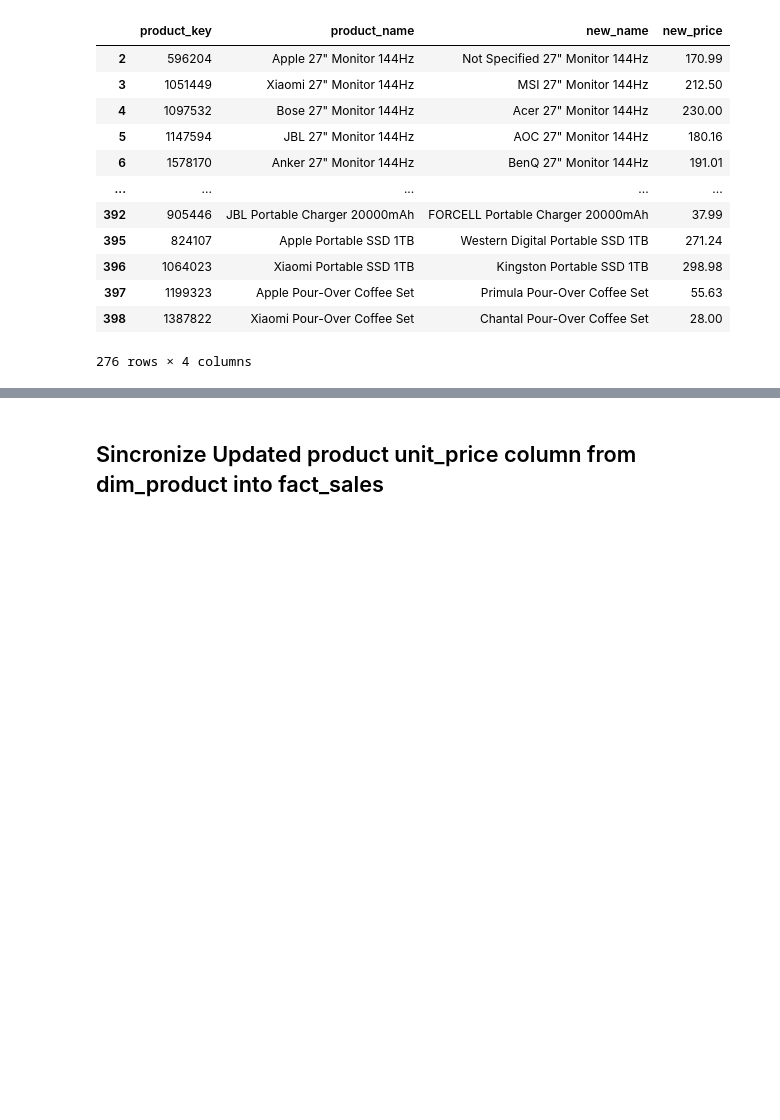
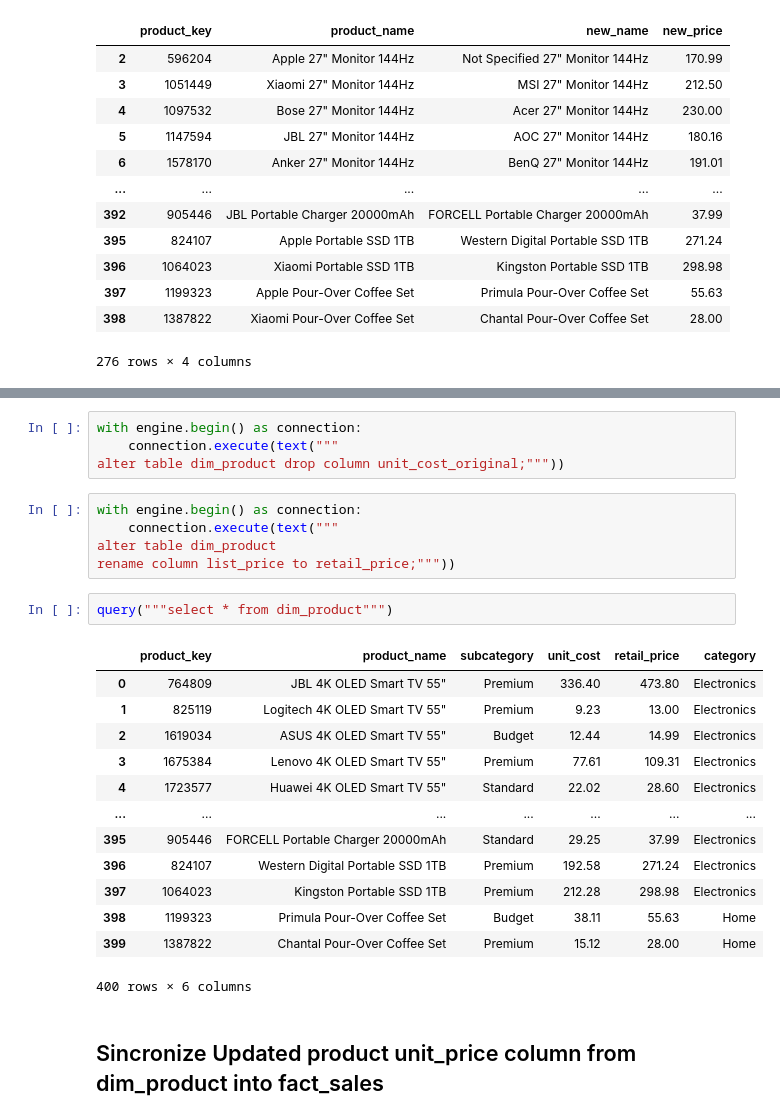
Before and after one commit to Retail-Analytical-Platform/Retail-Analytics-Data, a Jupyter notebook: etl/main_pipeline.ipynb, the cells around one changed output, grey strips where cells are left out. Drawn from its saved outputs; the diff is of its cells as text; blank space fills up the shorter version.

```diff
--- a/etl/main_pipeline.ipynb
+++ b/etl/main_pipeline.ipynb
@@ -575,3 +731,28 @@ dim.loc[renamed, ["product_key", "product_name", "new_name", "new_price"]]
+# %%
+with engine.begin() as connection:
+    connection.execute(text("""
+alter table dim_product drop column unit_cost_original;"""))
+# %%
+with engine.begin() as connection:
+    connection.execute(text("""
+alter table dim_product
+rename column list_price to retail_price;"""))
+# %%
+query("""select * from dim_product""")
+# %% [output]
+|  | product_key | product_name | subcategory | unit_cost | retail_price | category |
+| 0 | 764809 | JBL 4K OLED Smart TV 55" | Premium | 336.40 | 473.80 | Electronics |
+| 1 | 825119 | Logitech 4K OLED Smart TV 55" | Premium | 9.23 | 13.00 | Electronics |
+| 2 | 1619034 | ASUS 4K OLED Smart TV 55" | Budget | 12.44 | 14.99 | Electronics |
+| 3 | 1675384 | Lenovo 4K OLED Smart TV 55" | Premium | 77.61 | 109.31 | Electronics |
+| 4 | 1723577 | Huawei 4K OLED Smart TV 55" | Standard | 22.02 | 28.60 | Electronics |
+| ... | ... | ... | ... | ... | ... | ... |
+| 395 | 905446 | FORCELL Portable Charger 20000mAh | Standard | 29.25 | 37.99 | Electronics |
+| 396 | 824107 | Western Digital Portable SSD 1TB | Premium | 192.58 | 271.24 | Electronics |
+| 397 | 1064023 | Kingston Portable SSD 1TB | Premium | 212.28 | 298.98 | Electronics |
+| 398 | 1199323 | Primula Pour-Over Coffee Set | Budget | 38.11 | 55.63 | Home |
+| 399 | 1387822 | Chantal Pour-Over Coffee Set | Premium | 15.12 | 28.00 | Home |
+400 rows × 6 columns
 # %% [markdown]
 ## Sincronize Updated product unit_price column from dim_product into fact_sales
 # %%
```
Also changed, not shown: parts of 18 cells of this notebook, 2 other files.
